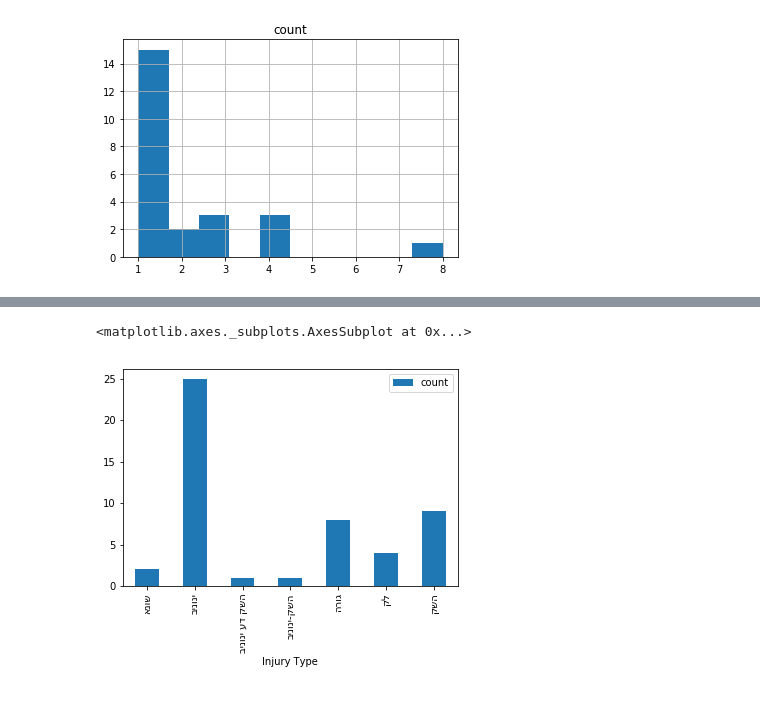
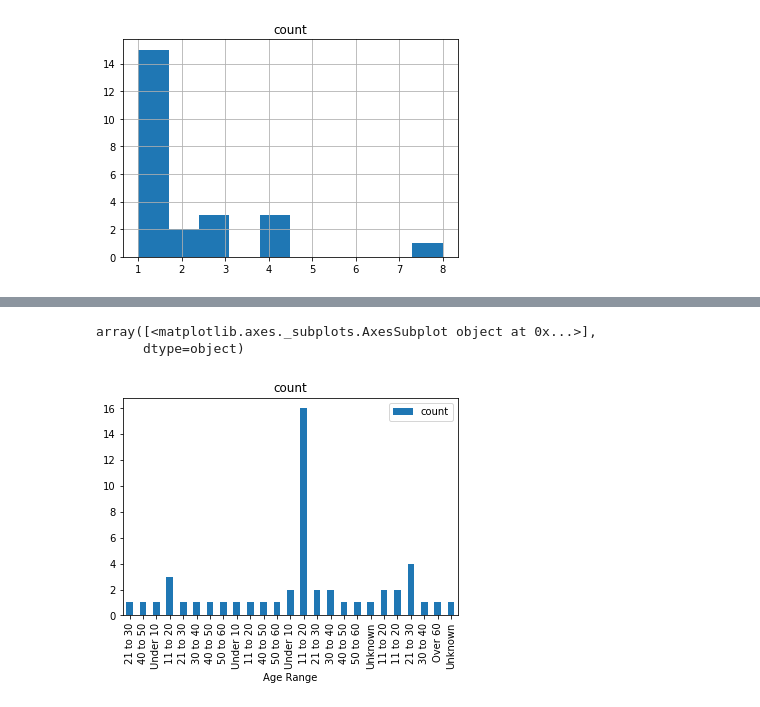
Before and after one commit to est987/BikeAccidentMapper, a Jupyter notebook: Bike Accidents Mapper.ipynb, the cells around one changed output, grey strips where cells are left out. Drawn from its saved outputs; the diff is of its cells as text; code cells hidden in the pictures.

```diff
--- a/Bike Accidents Mapper.ipynb
+++ b/Bike Accidents Mapper.ipynb
@@ -37,6 +37,14 @@ data = {"Date" : df['תאריך'],
         "long" : ""
       }
 df2 = pd.DataFrame.from_dict(data)
+df2['Age Range'] = pd.cut(df2.Age, [0,10,20,30,40,50,60,100],
+                          labels=['Under 10', '11 to 20', '21 to 30','30 to 40',
+                                  '40 to 50','50 to 60','Over 60'])
+# %%
+## Add category Unknown and replace null with unknown
+#df2['Age Range'].cat.add_categories('Unknown')
+df2['Age Range'].cat.categories
+df2['Age Range'] = df2['Age Range'].fillna("Unknown")
 # %%
 df2.head()
 # %% [output]
@@ -168,4 +185,4 @@ accidentByAge.plot.bar(x='Age', y='count')
 # %%
-accidentByInjury = df2_eng.groupby('Injury Type').size().reset_index(name='count')
-accidentByInjury
+accidentByInjuryAge = df2_eng.groupby(['Injury Type', 'Age Range']).size().reset_index(name='count')
+accidentByInjuryAge
 # %% [output]
@@ -179,3 +205,0 @@ accidentByInjury
-# %%
-accidentByInjuryAge = df2_eng.groupby(['Injury Type', 'Age']).size().reset_index(name='count')
-accidentByInjuryAge
@@ -200,8 +206,9 @@ accidentByInjuryAge
 # %%
-accidentByInjury.plot.bar(x='Injury Type')
+accidentByInjuryAge.plot.bar(x='Age Range', by='Injury Type', subplots="true")
 # %% [output]
-<matplotlib.axes._subplots.AxesSubplot at 0x...>
+array([<matplotlib.axes._subplots.AxesSubplot object at 0x...>],
+      dtype=object)
-[figure, old version]
+[figure, new version]
 # %%
 #accidentByAge = accidentByAge.set_index('Age')
 x = accidentByAge['Age']
```
Also changed, not shown: parts of 16 cells of this notebook.
